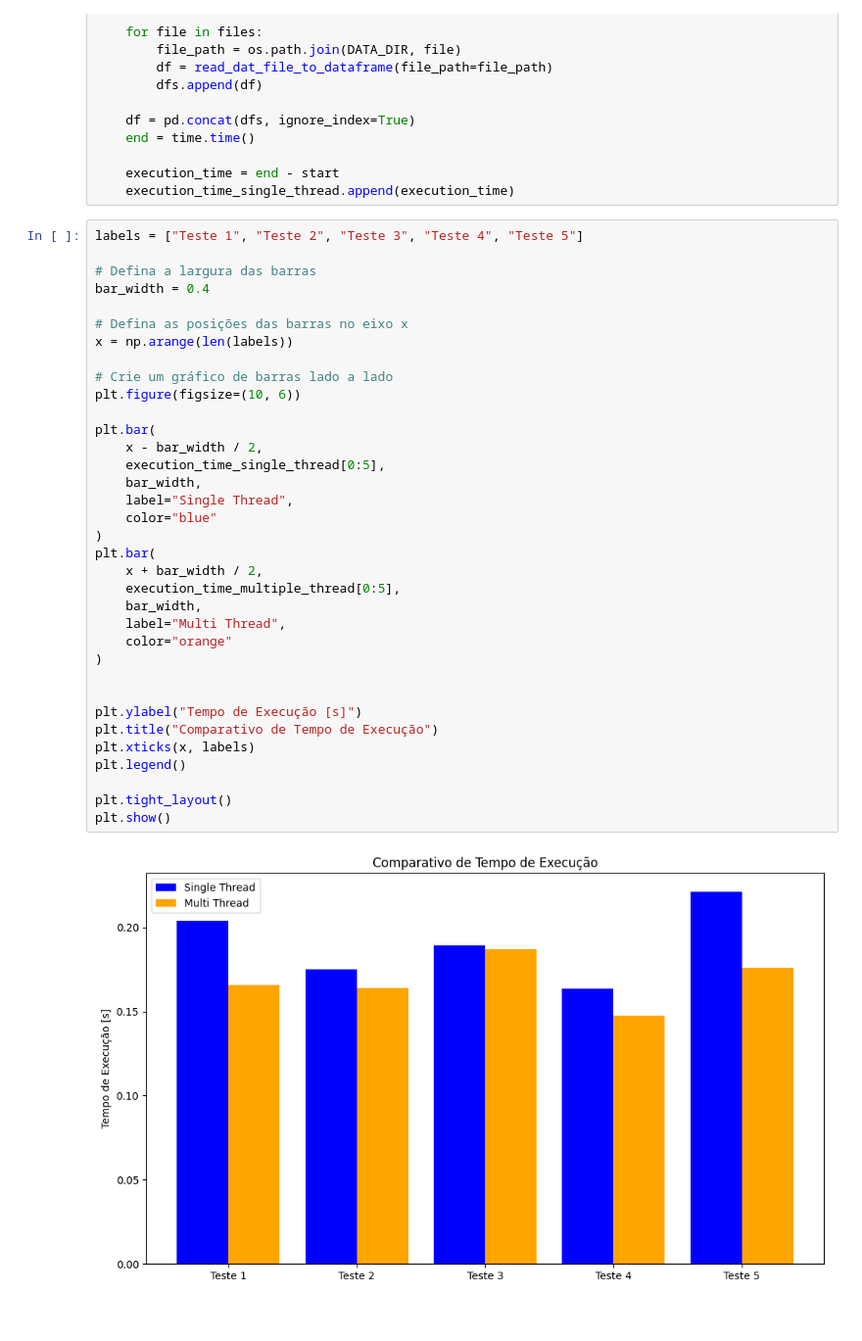
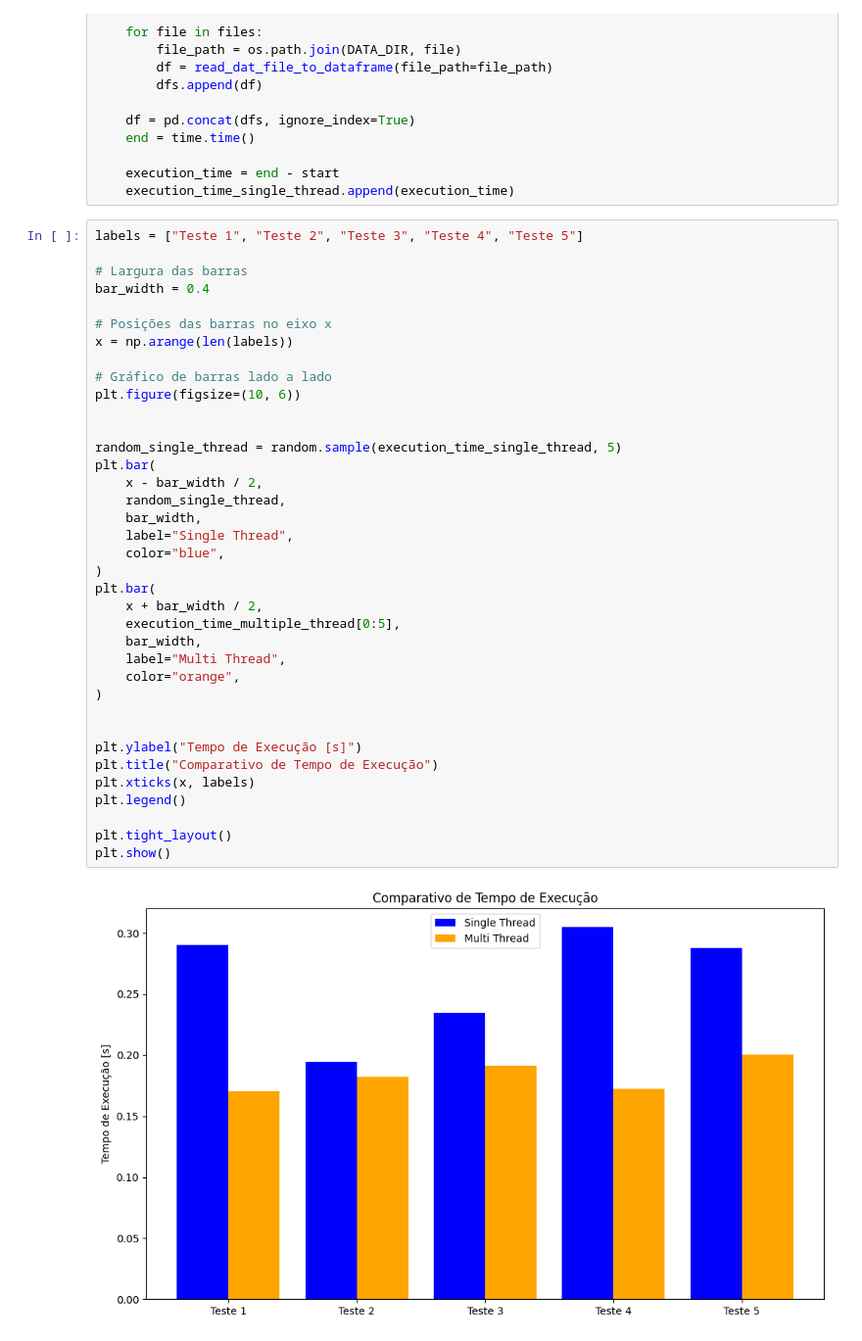
Before and after one commit to viniciusparede/btg-challenge, a Jupyter notebook: notebooks/dat_time_reader.ipynb, the cells around one changed output. Shown at 98% size. Cells and saved outputs as stored; diff of their text form.

```diff
--- a/notebooks/dat_time_reader.ipynb
+++ b/notebooks/dat_time_reader.ipynb
@@ -51,38 +52,40 @@ for i in range(QUANTITY_OF_ITERATIONS):
 # %%
 labels = ["Teste 1", "Teste 2", "Teste 3", "Teste 4", "Teste 5"]
 
-# Defina a largura das barras
+# Largura das barras
 bar_width = 0.4
 
-# Defina as posições das barras no eixo x
+# Posições das barras no eixo x
 x = np.arange(len(labels))
 
-# Crie um gráfico de barras lado a lado
+# Gráfico de barras lado a lado
 plt.figure(figsize=(10, 6))
 
+
+random_single_thread = random.sample(execution_time_single_thread, 5)
 plt.bar(
     x - bar_width / 2,
-    execution_time_single_thread[0:5],
+    random_single_thread,
     bar_width,
     label="Single Thread",
-    color="blue"
+    color="blue",
 )
 plt.bar(
     x + bar_width / 2,
     execution_time_multiple_thread[0:5],
     bar_width,
     label="Multi Thread",
-    color="orange"
+    color="orange",
 )
 
 
 plt.ylabel("Tempo de Execução [s]")
 plt.title("Comparativo de Tempo de Execução")
 plt.xticks(x, labels)
 plt.legend()
 
 plt.tight_layout()
 plt.show()
 # %% [output]
-[figure, old version]
+[figure, new version]
 # %%
```
Also changed, not shown: parts of 2 cells of this notebook, 6 other files.
